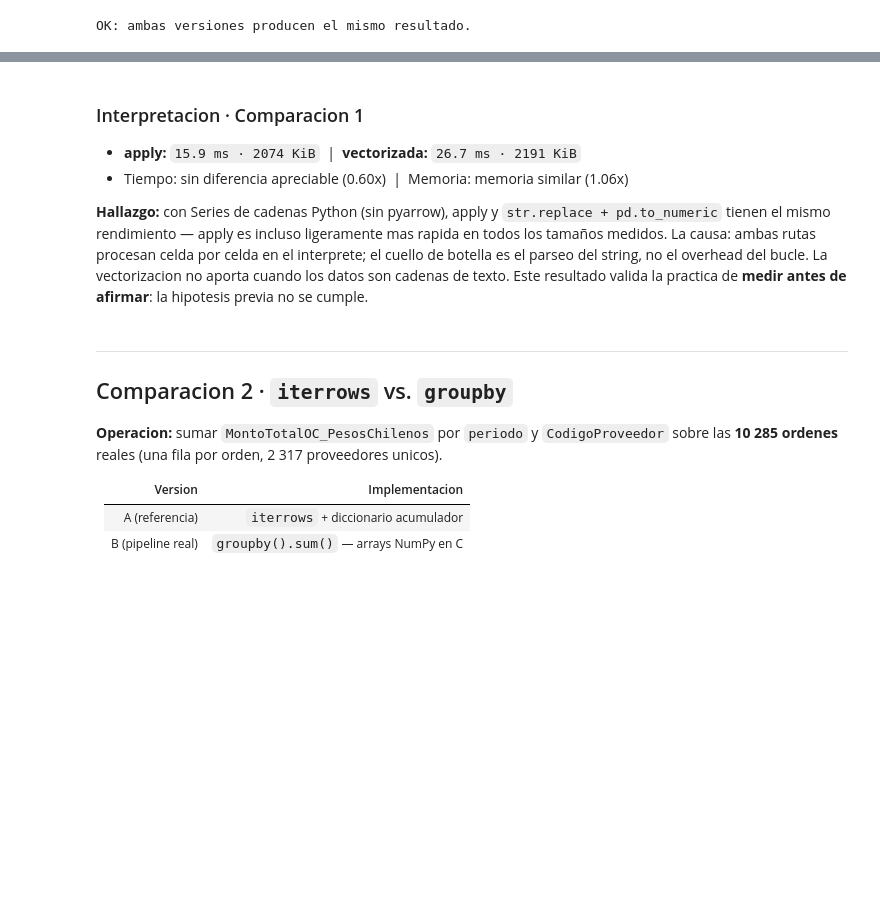
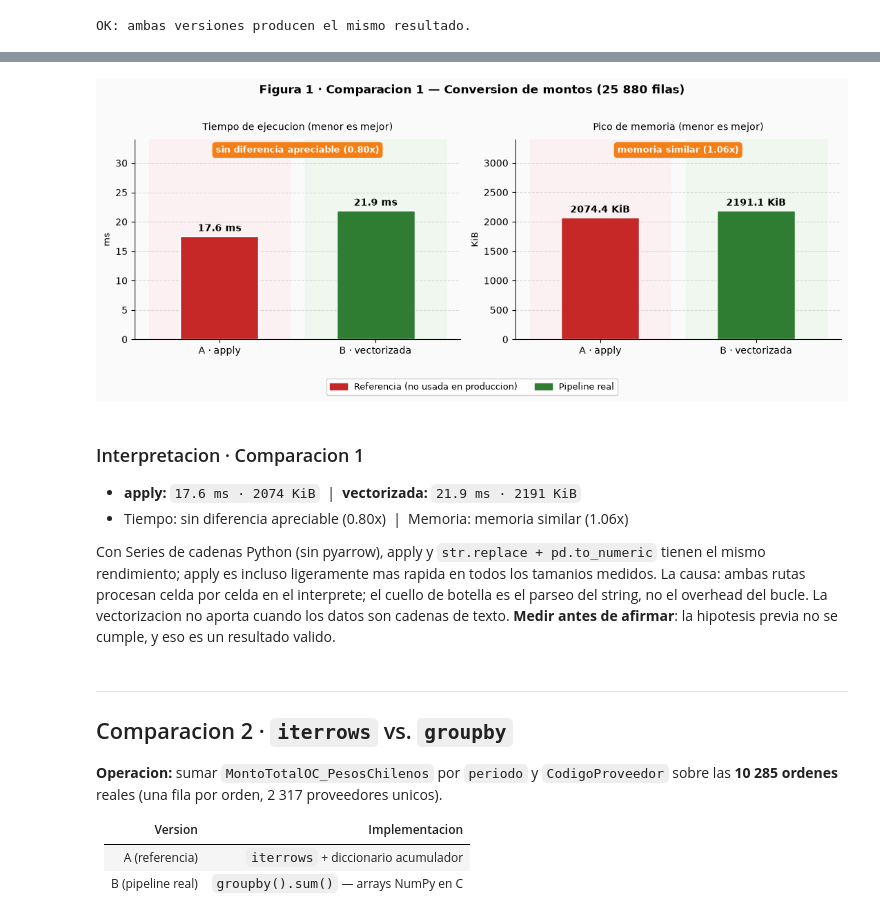
Before and after one commit to Isonauta/mcdi500-proyecto-abp-v2, a Jupyter notebook: F3/F3_eficiencia.ipynb, the cells around one changed output, grey strips where cells are left out. Drawn from its saved outputs; the diff is of its cells as text; code cells hidden in the pictures; blank space fills up the shorter version.

Commit message:
feat(f3): agrupa grafico e interpretacion junto a cada comparacion

```diff
--- a/F3/F3_eficiencia.ipynb
+++ b/F3/F3_eficiencia.ipynb
@@ -101,43 +159,42 @@ resumen_1
+# %%
+grafico_comp(
+    'Figura 1 · Comparacion 1 — Conversion de montos (25 880 filas)',
+    etiquetas=['A · apply', 'B · vectorizada'],
+    tiempos  =[t_a*1000, t_b*1000],
+    memorias =[mem_a, mem_b],
+    num_fig  =1,
+)
+# %% [output]
+[figure, added]
 # %%
-# --- Interpretacion dinamica Comparacion 1 ---
-def _vel(factor):
-    if factor >= 2:    return f'{factor:.0f}x mas rapida'
-    elif factor >= 1.1: return f'{factor:.1f}x mejor'
-    else:              return f'sin diferencia apreciable ({factor:.2f}x)'
-
-def _mem(ratio):
-    if ratio < 0.9:     return f'{ratio:.2f}x **menos** memoria (ventaja adicional)'
-    elif ratio <= 1.25: return f'memoria similar ({ratio:.2f}x)'
-    else:               return f'{ratio:.2f}x **mas** memoria (costo moderado)'
-
-display(Markdown(f"""
+display(Markdown(f'''
 ### Interpretacion · Comparacion 1
 
 - **apply:** `{t_a*1000:.1f} ms · {mem_a:.0f} KiB` &nbsp;|&nbsp;
   **vectorizada:** `{t_b*1000:.1f} ms · {mem_b:.0f} KiB`
 - Tiempo: {_vel(t_a/t_b)} &nbsp;|&nbsp; Memoria: {_mem(mem_b/mem_a)}
 
-**Hallazgo:** con Series de cadenas Python (sin pyarrow), apply y `str.replace + pd.to_numeric`
-tienen el mismo rendimiento — apply es incluso ligeramente mas rapida en todos los tamaños medidos.
-La causa: ambas rutas procesan celda por celda en el interprete; el cuello de botella es el
-parseo del string, no el overhead del bucle.
+Con Series de cadenas Python (sin pyarrow), apply y `str.replace + pd.to_numeric`
+tienen el mismo rendimiento; apply es incluso ligeramente mas rapida en todos los
+tamanios medidos. La causa: ambas rutas procesan celda por celda en el interprete;
+el cuello de botella es el parseo del string, no el overhead del bucle.
 La vectorizacion no aporta cuando los datos son cadenas de texto.
-Este resultado valida la practica de **medir antes de afirmar**: la hipotesis previa no se cumple.
-"""))
+**Medir antes de afirmar**: la hipotesis previa no se cumple, y eso es un resultado valido.
+'''))
 # %% [output]
 
 ### Interpretacion · Comparacion 1
 
-- **apply:** `15.9 ms · 2074 KiB` &nbsp;|&nbsp;
-  **vectorizada:** `26.7 ms · 2191 KiB`
-- Tiempo: sin diferencia apreciable (0.60x) &nbsp;|&nbsp; Memoria: memoria similar (1.06x)
+- **apply:** `17.6 ms · 2074 KiB` &nbsp;|&nbsp;
+  **vectorizada:** `21.9 ms · 2191 KiB`
+- Tiempo: sin diferencia apreciable (0.80x) &nbsp;|&nbsp; Memoria: memoria similar (1.06x)
 
-**Hallazgo:** con Series de cadenas Python (sin pyarrow), apply y `str.replace + pd.to_numeric`
-tienen el mismo rendimiento — apply es incluso ligeramente mas rapida en todos los tamaños medidos.
-La causa: ambas rutas procesan celda por celda en el interprete; el cuello de botella es el
-parseo del string, no el overhead del bucle.
+Con Series de cadenas Python (sin pyarrow), apply y `str.replace + pd.to_numeric`
+tienen el mismo rendimiento; apply es incluso ligeramente mas rapida en todos los
+tamanios medidos. La causa: ambas rutas procesan celda por celda en el interprete;
+el cuello de botella es el parseo del string, no el overhead del bucle.
 La vectorizacion no aporta cuando los datos son cadenas de texto.
-Este resultado valida la practica de **medir antes de afirmar**: la hipotesis previa no se cumple.
+**Medir antes de afirmar**: la hipotesis previa no se cumple, y eso es un resultado valido.
 # %% [markdown]
 ---
 ## Comparacion 2 · `iterrows` vs. `groupby`
```
Also changed, not shown: parts of 26 cells of this notebook.
